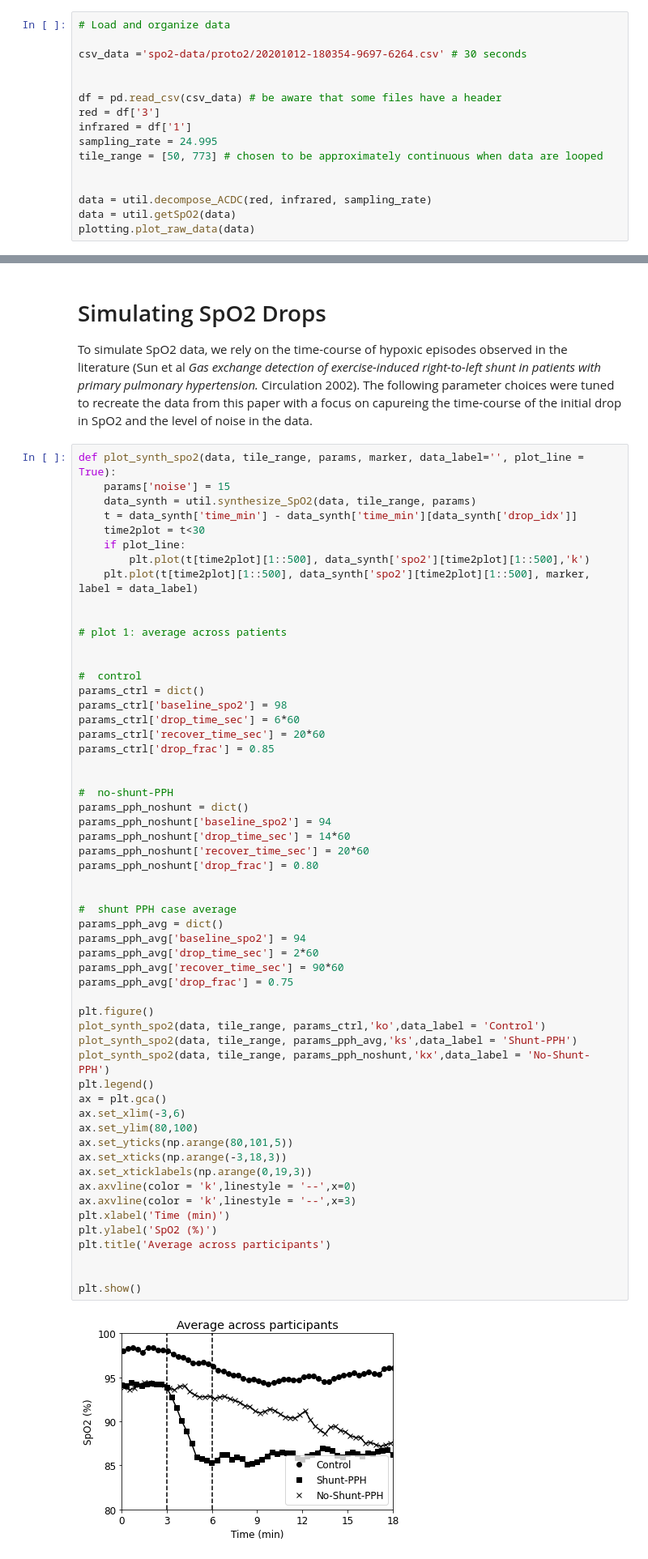
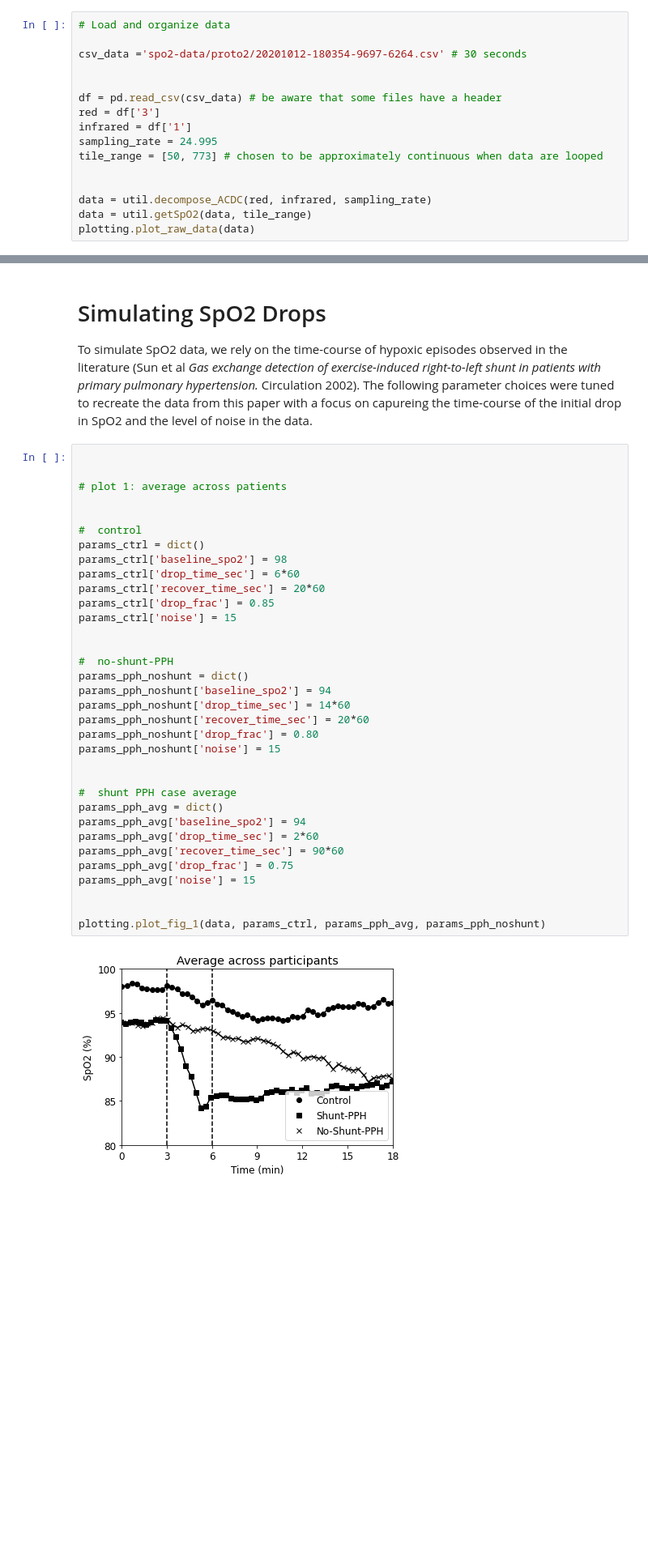
Before and after one commit to aarusso/OxiWear, a Jupyter notebook: demo.ipynb, the cells around one changed output, grey strips where cells are left out. Shown at 81% size. Drawn from its saved outputs; the diff is of its cells as text; blank space fills up the shorter version.

```diff
--- a/demo.ipynb
+++ b/demo.ipynb
@@ -26,7 +22,7 @@ tile_range = [50, 773] # chosen to be approximately continuous when data are loo
 
 
 data = util.decompose_ACDC(red, infrared, sampling_rate)
-data = util.getSpO2(data)
+data = util.getSpO2(data, tile_range)
 plotting.plot_raw_data(data)
 # %% [output]
 [figure]
@@ -90,60 +86,38 @@ Plotted above is the percent error in the estimation of heart rate across heart
 
 To simulate SpO2 data, we rely on the time-course of hypoxic episodes observed in the literature (Sun et al _Gas exchange detection of exercise-induced right-to-left shunt in patients with primary pulmonary hypertension._ Circulation 2002). The following parameter choices were tuned to recreate the data from this paper with a focus on capureing the time-course of the initial drop in SpO2 and the level of noise in the data.
 # %%
-def plot_synth_spo2(data, tile_range, params, marker, data_label='', plot_line = True):
-    params['noise'] = 15
-    data_synth = util.synthesize_SpO2(data, tile_range, params)
-    t = data_synth['time_min'] - data_synth['time_min'][data_synth['drop_idx']]
-    time2plot = t<30
-    if plot_line:
-        plt.plot(t[time2plot][1::500], data_synth['spo2'][time2plot][1::500],'k')
-    plt.plot(t[time2plot][1::500], data_synth['spo2'][time2plot][1::500], marker, label = data_label)
 
 
 # plot 1: average across patients
 
 
 #  control
 params_ctrl = dict()
 params_ctrl['baseline_spo2'] = 98
 params_ctrl['drop_time_sec'] = 6*60
 params_ctrl['recover_time_sec'] = 20*60
 params_ctrl['drop_frac'] = 0.85
+params_ctrl['noise'] = 15
 
 
 #  no-shunt-PPH
 params_pph_noshunt = dict()
 params_pph_noshunt['baseline_spo2'] = 94
 params_pph_noshunt['drop_time_sec'] = 14*60
 params_pph_noshunt['recover_time_sec'] = 20*60
 params_pph_noshunt['drop_frac'] = 0.80
+params_pph_noshunt['noise'] = 15
 
 
 #  shunt PPH case average
 params_pph_avg = dict()
 params_pph_avg['baseline_spo2'] = 94
 params_pph_avg['drop_time_sec'] = 2*60
 params_pph_avg['recover_time_sec'] = 90*60
 params_pph_avg['drop_frac'] = 0.75
-
-plt.figure()
-plot_synth_spo2(data, tile_range, params_ctrl,'ko',data_label = 'Control')
-plot_synth_spo2(data, tile_range, params_pph_avg,'ks',data_label = 'Shunt-PPH')
-plot_synth_spo2(data, tile_range, params_pph_noshunt,'kx',data_label = 'No-Shunt-PPH')
-plt.legend()
-ax = plt.gca()
-ax.set_xlim(-3,6)
-ax.set_ylim(80,100)
-ax.set_yticks(np.arange(80,101,5))
-ax.set_xticks(np.arange(-3,18,3))
-ax.set_xticklabels(np.arange(0,19,3))
-ax.axvline(color = 'k',linestyle = '--',x=0)
-ax.axvline(color = 'k',linestyle = '--',x=3)
-plt.xlabel('Time (min)')
-plt.ylabel('SpO2 (%)')
-plt.title('Average across participants')
+params_pph_avg['noise'] = 15
 
 
-plt.show()
+plotting.plot_fig_1(data, params_ctrl, params_pph_avg, params_pph_noshunt)
 # %% [output]
-[figure, old version]
+[figure, new version]
```
Also changed, not shown: parts of 30 cells of this notebook, 4 other files.
